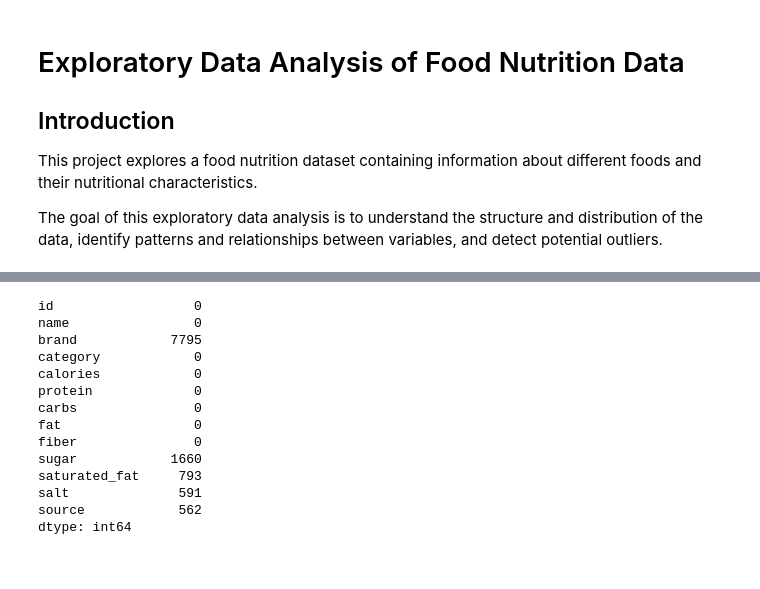
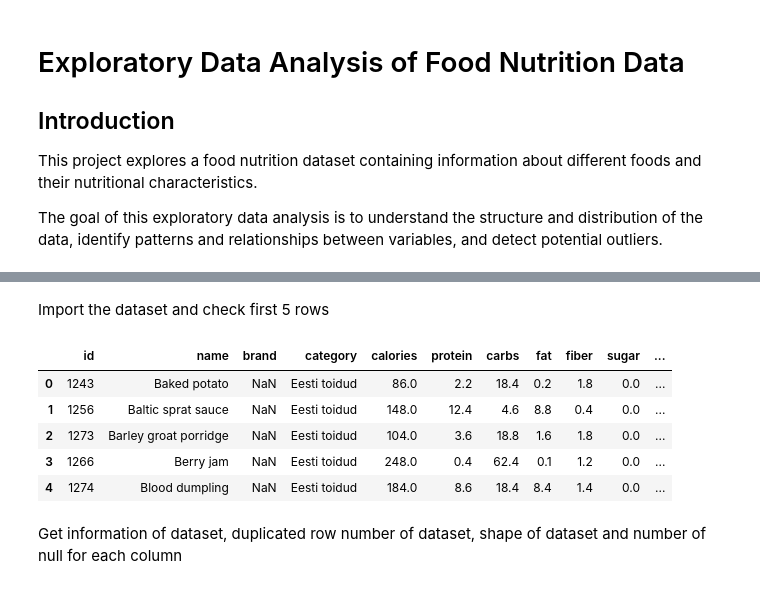
Before and after one commit to BryantChen0/EDA, a Jupyter notebook: EDA.ipynb, the cells around one changed output, grey strips where cells are left out. Drawn from its saved outputs; the diff is of its cells as text; code cells hidden in the pictures.

Commit message:
feat: implement the data overview and outlier analysis

```diff
--- a/EDA.ipynb
+++ b/EDA.ipynb
@@ -52,17 +16,15 @@ memory usage: 791.8 KB
-# %%
-df.isnull().sum()
-# %% [output]
-id                  0
-name                0
-brand            7795
-category            0
-calories            0
-protein             0
-carbs               0
-fat                 0
-fiber               0
-sugar            1660
-saturated_fat     793
-salt              591
-source            562
-dtype: int64
+# %% [markdown]
+Import the dataset and check first 5 rows
+# %%
+sns.set_theme(style="whitegrid")
+df = pd.read_csv("data/tempolife-foods.csv")
+df.head()
+# %% [output]
+|  | id | name | brand | category | calories | protein | carbs | fat | fiber | sugar | ... |
+| 0 | 1243 | Baked potato | NaN | Eesti toidud | 86.0 | 2.2 | 18.4 | 0.2 | 1.8 | 0.0 | ... |
+| 1 | 1256 | Baltic sprat sauce | NaN | Eesti toidud | 148.0 | 12.4 | 4.6 | 8.8 | 0.4 | 0.0 | ... |
+| 2 | 1273 | Barley groat porridge | NaN | Eesti toidud | 104.0 | 3.6 | 18.8 | 1.6 | 1.8 | 0.0 | ... |
+| 3 | 1266 | Berry jam | NaN | Eesti toidud | 248.0 | 0.4 | 62.4 | 0.1 | 1.2 | 0.0 | ... |
+| 4 | 1274 | Blood dumpling | NaN | Eesti toidud | 184.0 | 8.6 | 18.4 | 8.4 | 1.4 | 0.0 | ... |
+# %% [markdown]
+Get information of dataset, duplicated row number of dataset, shape of dataset and number of null for each column
```
Also changed, not shown: parts of 13 cells of this notebook.
